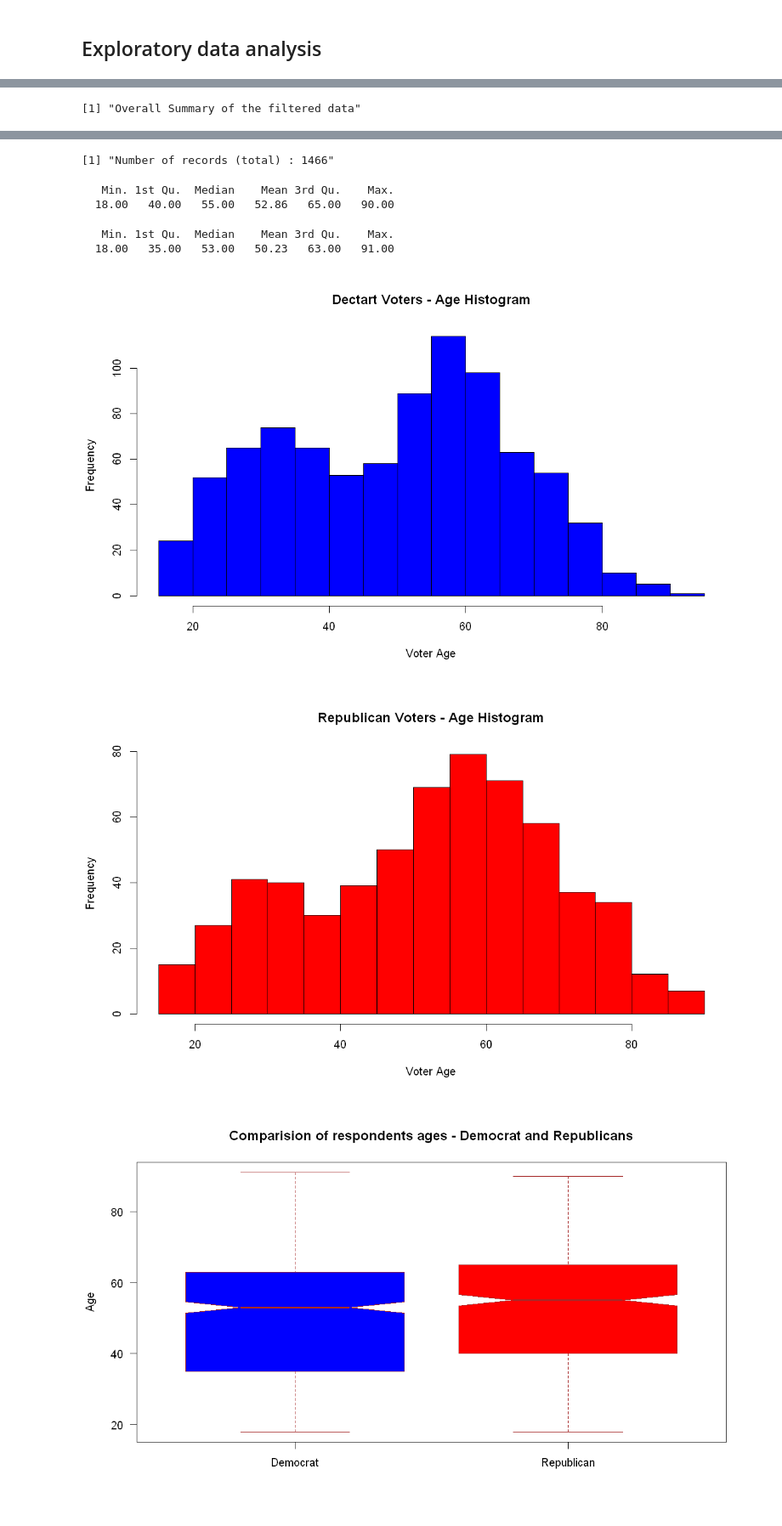
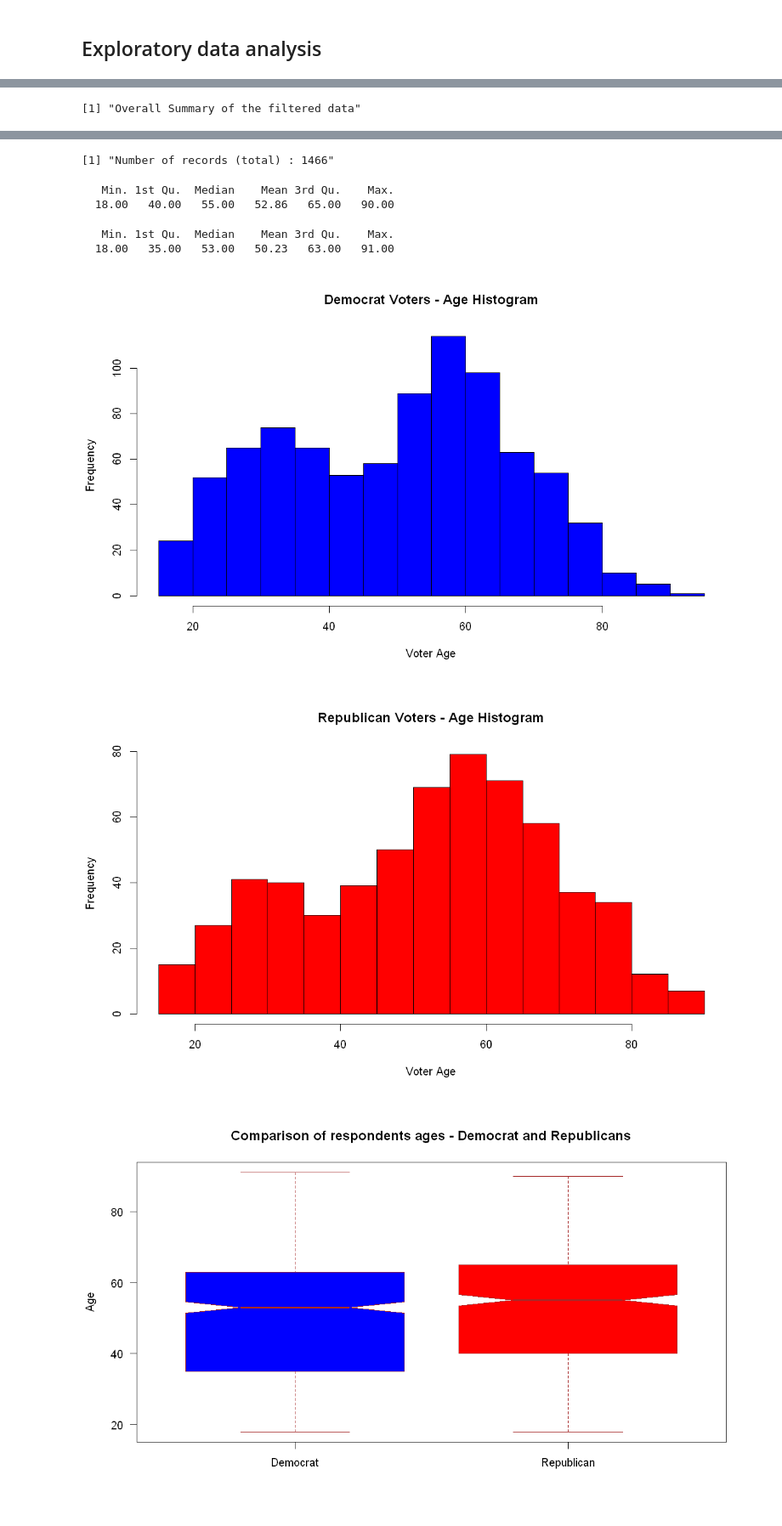
Before and after one commit to prakharm1/Lab2_W203, a Jupyter notebook: Maini_Kumar_Robertson_Lab2.ipynb, the cells around one changed output, grey strips where cells are left out. Shown at 85% size. Cells and saved outputs as stored; diff of their text form; code cells hidden in the pictures.

```diff
--- a/Maini_Kumar_Robertson_Lab2.ipynb
+++ b/Maini_Kumar_Robertson_Lab2.ipynb
@@ -231,34 +231,34 @@ demid <- filter(party, party == 'DEMOCRAT')
 
 #Calculating Age
 
 repid$age <- 2018 - repid$birthyr
 demid$age <- 2018 - demid$birthyr
 
 #Summarize each party-specific data set
 summary(repid$age)
 summary(demid$age)
 
 #Show a histogram of each part-specific dataset
-hist(demid$age, main='Dectart Voters - Age Histogram', col = 'blue', xlab = 'Voter Age')
+hist(demid$age, main='Democrat Voters - Age Histogram', col = 'blue', xlab = 'Voter Age')
 hist(repid$age, main='Republican Voters - Age Histogram', col = 'red', xlab = 'Voter Age')
 # %% [output]
 [1] "Rows of data with missing score entry"
 |  | pid1d | pid1r | birthyr |
 | 497 | -1 | -7 | 1993 |
 | 596 | -7 | -1 | 1953 |
 [1] "Overall Summary of the filtered data"
      pid1d             pid1r            birthyr
  Min.   :-1.0000   Min.   :-1.0000   Min.   :1927
  1st Qu.:-1.0000   1st Qu.:-1.0000   1st Qu.:1956
  Median :-1.0000   Median :-1.0000   Median :1966
  Mean   : 0.4155   Mean   : 0.4644   Mean   :1969
  3rd Qu.: 2.0000   3rd Qu.: 2.0000   3rd Qu.:1983
  Max.   : 4.0000   Max.   : 4.0000   Max.   :2000
 [1] "Number of records (total) : 1466"
    Min. 1st Qu.  Median    Mean 3rd Qu.    Max.
   18.00   40.00   55.00   52.86   65.00   90.00
    Min. 1st Qu.  Median    Mean 3rd Qu.    Max.
   18.00   35.00   53.00   50.23   63.00   91.00
-[figure, old version]
+[figure, new version]
 [figure]
 # %%
```
Also changed, not shown: parts of 1 cell of this notebook.
